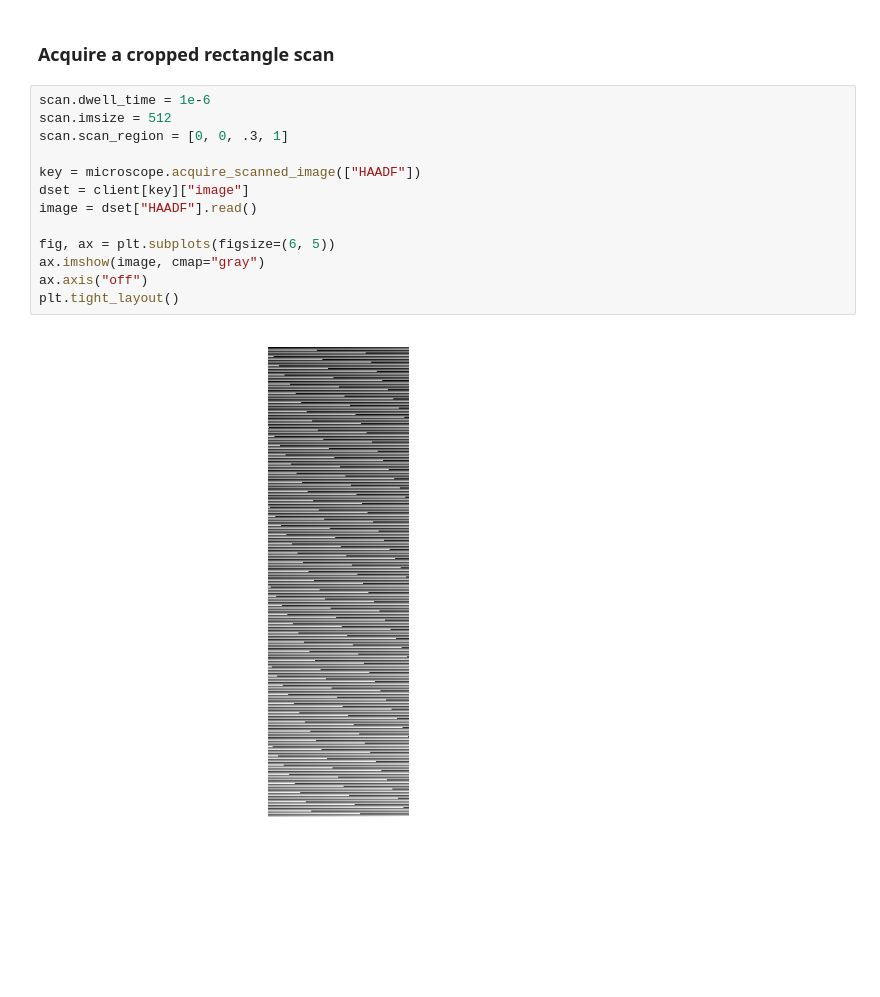
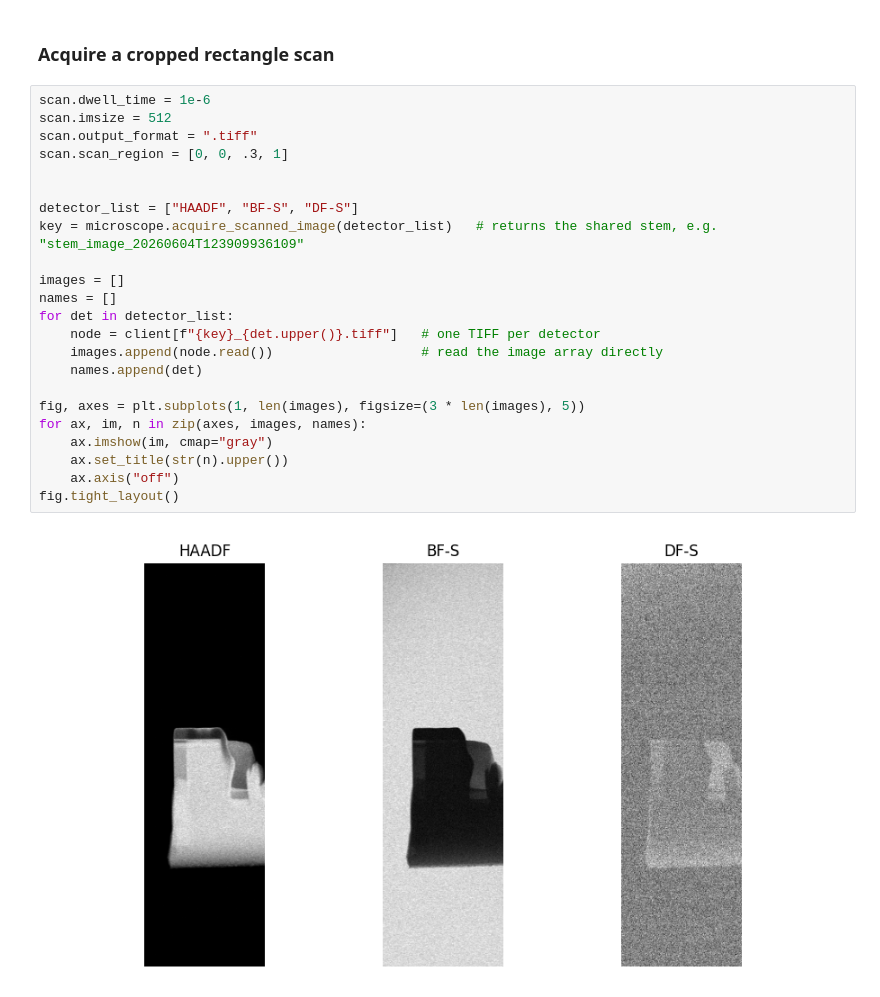
Before and after one commit to 1996suryamandalreddy-maker/asyncroscopy, a Jupyter notebook: notebooks/02_Image_Acquisition.ipynb, the cells around one changed output. Saved outputs shown, nothing was run; the diff lists cells and outputs as text; blank space fills up the shorter version.

```diff
--- a/notebooks/02_Image_Acquisition.ipynb
+++ b/notebooks/02_Image_Acquisition.ipynb
@@ -198,15 +198,25 @@ fig.tight_layout()
 # %%
 scan.dwell_time = 1e-6
 scan.imsize = 512
+scan.output_format = ".tiff"
 scan.scan_region = [0, 0, .3, 1]
 
-key = microscope.acquire_scanned_image(["HAADF"])
-dset = client[key]["image"]
-image = dset["HAADF"].read()
 
-fig, ax = plt.subplots(figsize=(6, 5))
-ax.imshow(image, cmap="gray")
-ax.axis("off")
-plt.tight_layout()
+detector_list = ["HAADF", "BF-S", "DF-S"]
+key = microscope.acquire_scanned_image(detector_list)   # returns the shared stem, e.g. "stem_image_20260604T123909936109"
+
+images = []
+names = []
+for det in detector_list:
+    node = client[f"{key}_{det.upper()}.tiff"]   # one TIFF per detector
+    images.append(node.read())                   # read the image array directly
+    names.append(det)
+
+fig, axes = plt.subplots(1, len(images), figsize=(3 * len(images), 5))
+for ax, im, n in zip(axes, images, names):
+    ax.imshow(im, cmap="gray")
+    ax.set_title(str(n).upper())
+    ax.axis("off")
+fig.tight_layout()
 # %% [output]
-[figure, old version]
+[figure, new version]
```
Also changed, not shown: parts of 3 cells of this notebook, 5 other files.
